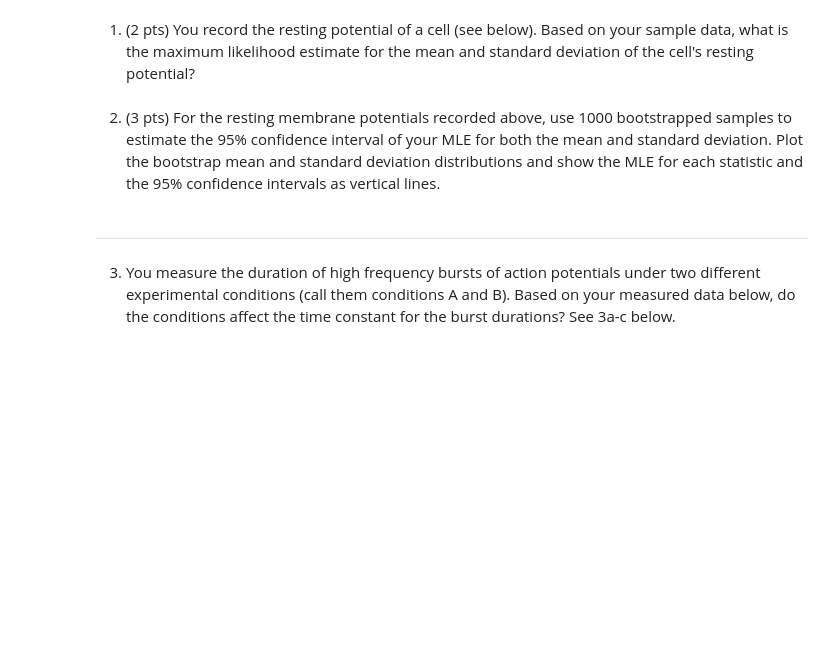
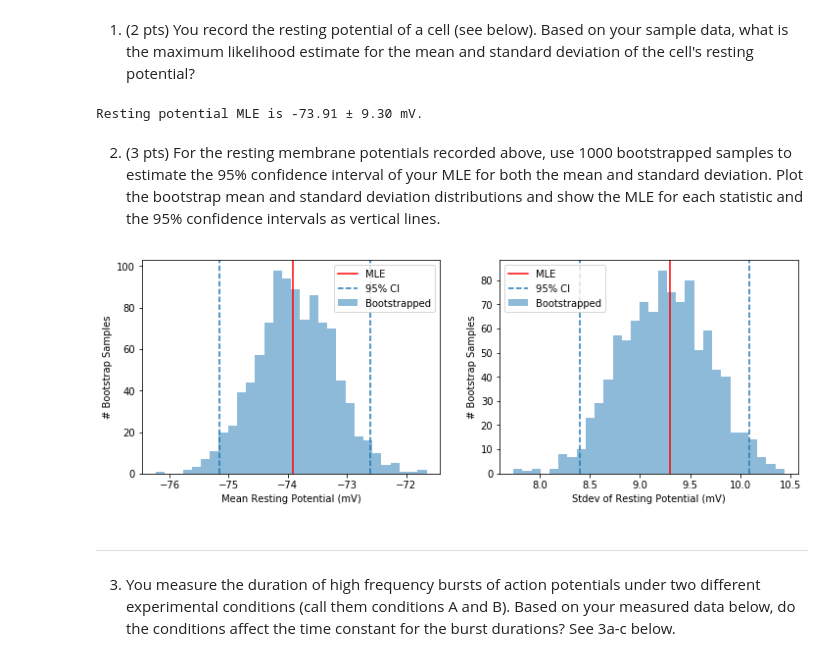
Before and after one commit to marcel-goldschen-ohm/NEU-337-Spring-2020, a Jupyter notebook: homework/homework-Feb-27-bootstrap.ipynb, the cells around one changed output. Cells and saved outputs as stored; diff of their text form; code cells hidden in the pictures; blank space fills up the shorter version.

```diff
--- a/homework/homework-Feb-27-bootstrap.ipynb
+++ b/homework/homework-Feb-27-bootstrap.ipynb
@@ -53,8 +57,45 @@ restingPotential_mV = np.array([-85.06885608, -68.0333149 , -77.04147864, -70.82
        -72.43137511, -52.60067507, -54.23945626, -63.68117735,
        -88.19424095, -76.29322833, -77.01457066, -72.88256829,
        -67.46931905, -60.91331725, -79.17094879, -74.96126989])
+# %%
+mu, sd = st.norm.fit(restingPotential_mV)
+print(f"Resting potential MLE is {mu :.2f} ± {sd :.2f} mV.")
+# %% [output]
+Resting potential MLE is -73.91 ± 9.30 mV.
 # %% [markdown]
 2. (3 pts) For the resting membrane potentials recorded above, use 1000 bootstrapped samples to estimate the 95% confidence interval of your MLE for both the mean and standard deviation. Plot the bootstrap mean and standard deviation distributions and show the MLE for each statistic and the 95% confidence intervals as vertical lines.
+# %%
+bs_mu = np.zeros((1000,))
+bs_sd = np.zeros((1000,))
+for i in range(1000):
+    mV = np.random.choice(restingPotential_mV,
+                          size=restingPotential_mV.shape, replace=True)
+    bs_mu[i], bs_sd[i] = st.norm.fit(mV)
+
+bs_mu_ci = np.quantile(bs_mu, [0.025, 0.975])
+bs_sd_ci = np.quantile(bs_sd, [0.025, 0.975])
+
+plt.figure(figsize=(12, 4))
+
+plt.subplot(1, 2, 1)
+plt.hist(bs_mu, bins=30, alpha=0.5, label='Bootstrapped')
+plt.axvline(mu, color='r', label='MLE')
+plt.axvline(bs_mu_ci[0], linestyle='--', label='95% CI')
+plt.axvline(bs_mu_ci[1], linestyle='--')
+plt.xlabel('Mean Resting Potential (mV)')
+plt.ylabel('# Bootstrap Samples')
+plt.legend()
+
+plt.subplot(1, 2, 2)
+plt.hist(bs_sd, bins=30, alpha=0.5, label='Bootstrapped')
+plt.axvline(sd, color='r', label='MLE')
+plt.axvline(bs_sd_ci[0], linestyle='--', label='95% CI')
+plt.axvline(bs_sd_ci[1], linestyle='--')
+plt.xlabel('Stdev of Resting Potential (mV)')
+plt.ylabel('# Bootstrap Samples')
+plt.legend();
+# %% [output]
+[figure, added]
 # %% [markdown]
 ---
 3. You measure the duration of high frequency bursts of action potentials under two different experimental conditions (call them conditions A and B). Based on your measured data below, do the conditions affect the time constant for the burst durations? See 3a-c below.
```
Also changed, not shown: parts of 8 cells of this notebook.
